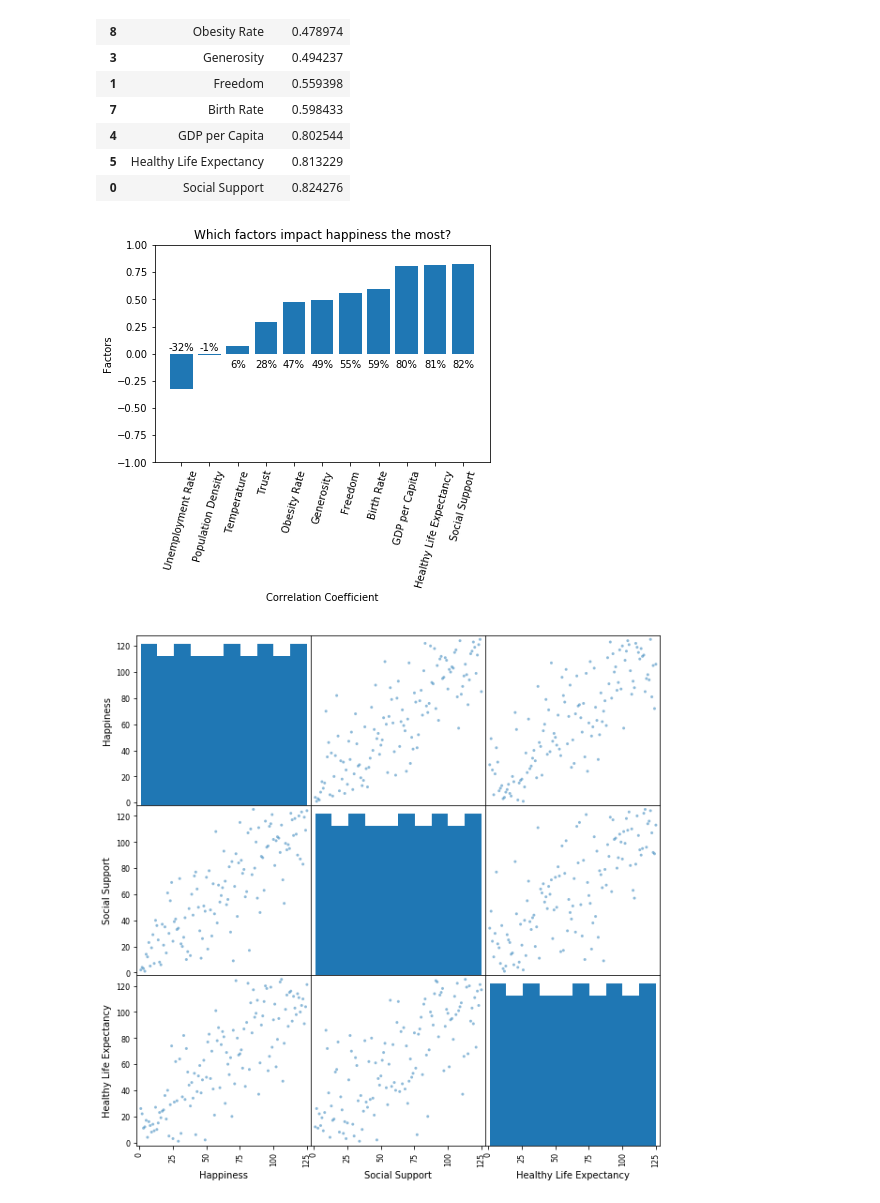
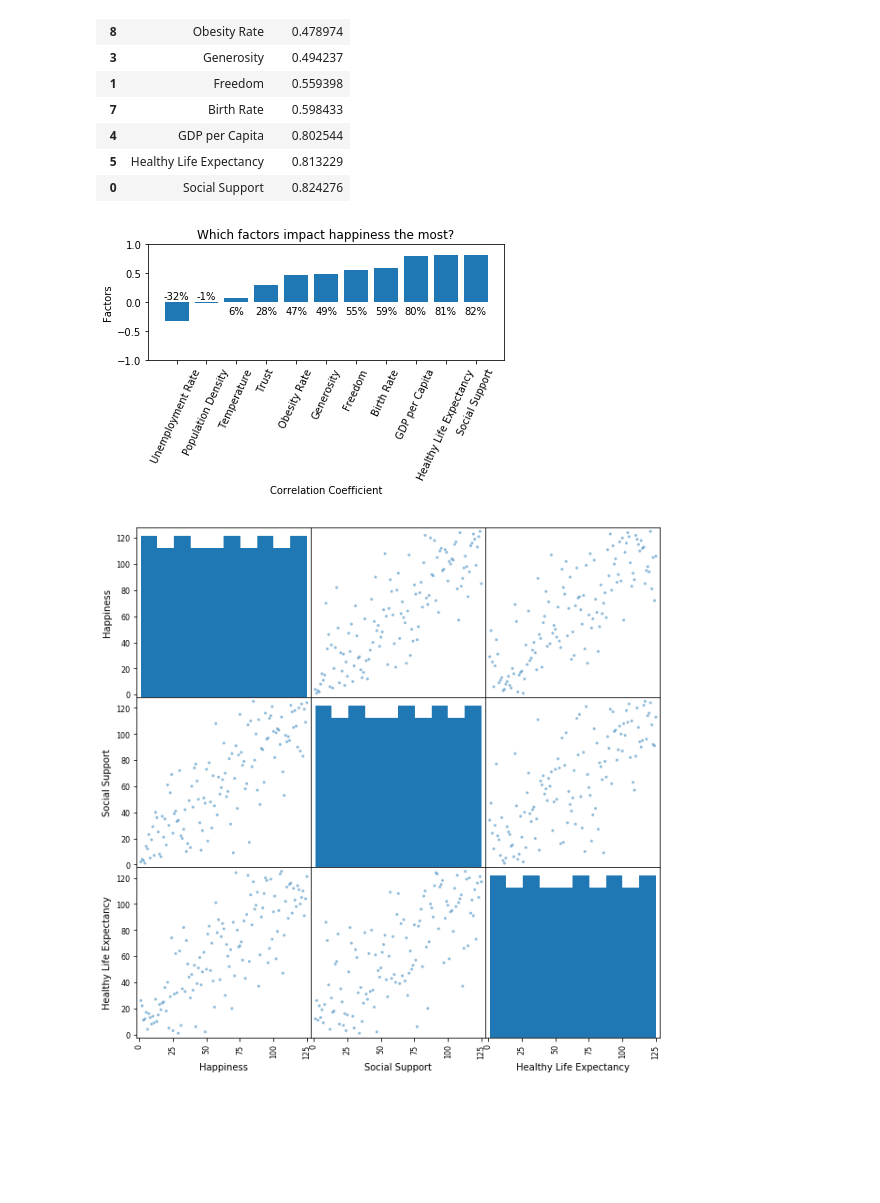
Before and after one commit to soobing91/P1_World_Happiness_Report, a Jupyter notebook: Paul Code/padean_ScatterPlots10.ipynb, the cells around one changed output. Drawn from its saved outputs; the diff is of its cells as text; code cells hidden in the pictures; blank space fills up the shorter version.

Commit message:
fixing bar graph

```diff
--- a/Paul Code/padean_ScatterPlots10.ipynb
+++ b/Paul Code/padean_ScatterPlots10.ipynb
@@ -140,25 +140,26 @@ coeff_pd
 # %%
 #Create bar graph of coefficients
 summarybar = plt.bar(coeff_pd["Factor"],coeff_pd["Coefficient"])
 plt.xlabel("Correlation Coefficient")
 plt.ylabel("Factors")
 plt.title("Which factors impact happiness the most?")
 plt.ylim(-1,1)
-plt.xticks(coeff_pd["Factor"],rotation=75)
+plt.xticks(coeff_pd["Factor"],rotation=65)
 
 for bar in summarybar:
     height = bar.get_height()
     if height > 0:
-        label_position=-0.15
+        label_position=-0.25
     else:
         label_position = 0.01
     plt.text(bar.get_x()+bar.get_width()/2.,label_position,
             '%d' % int(height*100)+'%',color='black',
             ha='center',va='bottom')
 
+plt.tight_layout()
 plt.savefig(f"../Paul Code/Factors bar graph.png")
 # %% [output]
-[figure, old version]
+[figure, new version]
 # %%
 #creating a scatter matrix for happiness, social support, and healthy life expectancy
 scatter_matrix(clean_df[["Happiness","Social Support","Healthy Life Expectancy"]],figsize=(10, 10))
```
Also changed, not shown: 1 other file.
